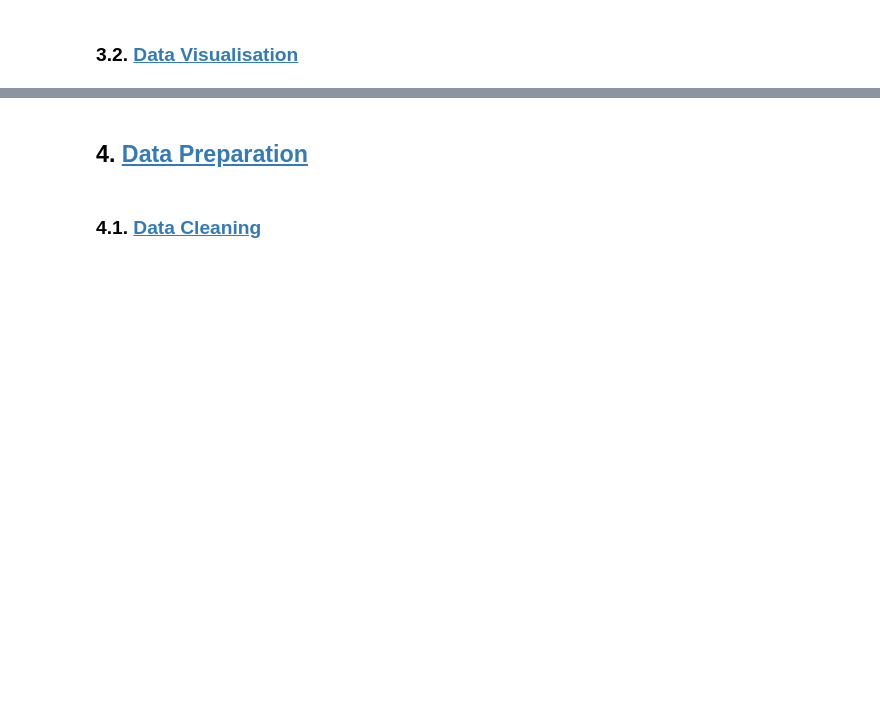
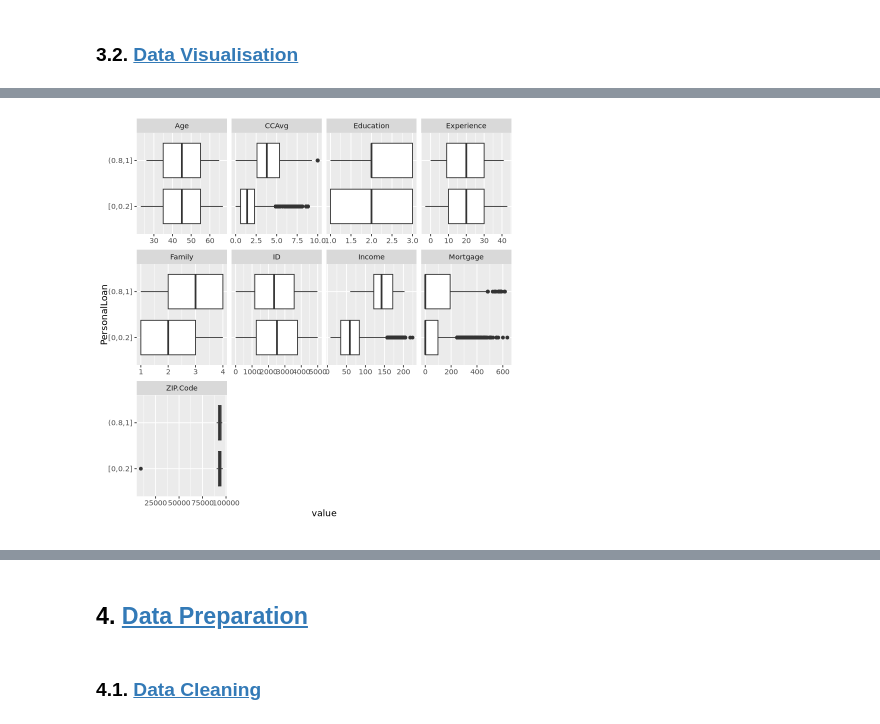
Before and after one commit to bezerraescossia/data-science-projects, a Jupyter notebook: _analysis/universal-bank.ipynb, the cells around one changed output, grey strips where cells are left out. Cells and saved outputs as stored; diff of their text form; code cells hidden in the pictures; blank space fills up the shorter version.

```diff
--- a/_analysis/universal-bank.ipynb
+++ b/_analysis/universal-bank.ipynb
@@ -165,0 +129,4 @@ DataExplorer::plot_intro(dataset)
+# %%
+plot_boxplot(df, by = 'PersonalLoan')
+# %% [output]
+[figure, added]
```
Also changed, not shown: parts of 20 cells of this notebook.
